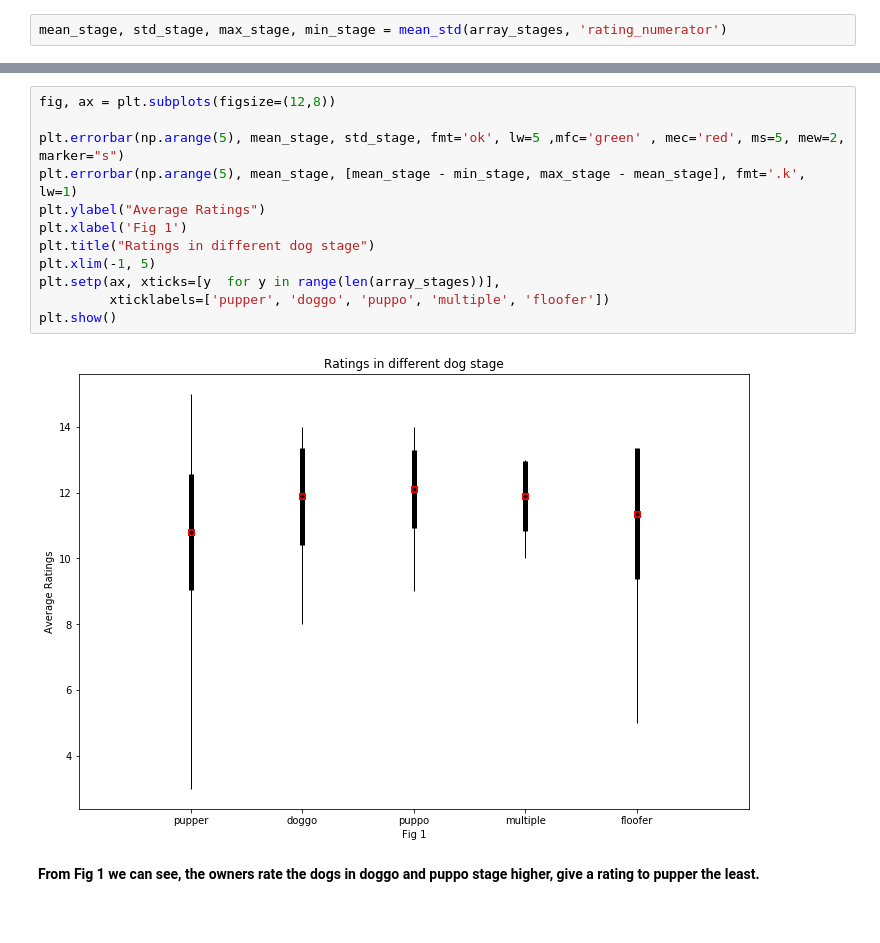
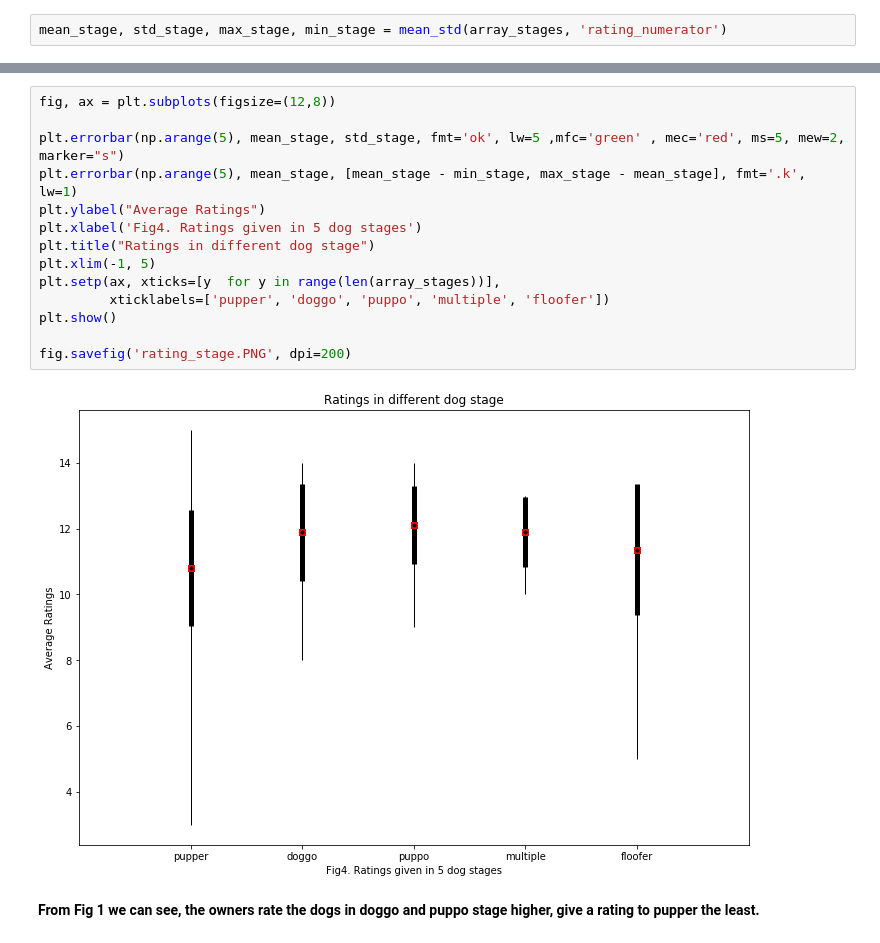
Before and after one commit to EllenZhangYarong/DataScience, a Jupyter notebook: DAND/CapstoneProjects/Project3_Twitter_WeRateDogs/wrangle_act.ipynb, the cells around one changed output, grey strips where cells are left out. Cells and saved outputs as stored; diff of their text form.

```diff
--- a/DAND/CapstoneProjects/Project3_Twitter_WeRateDogs/wrangle_act.ipynb
+++ b/DAND/CapstoneProjects/Project3_Twitter_WeRateDogs/wrangle_act.ipynb
@@ -1099,17 +1171,19 @@ array([ 10.80408163,  11.87951807,  12.10344828,  11.88888889,  11.35714286])
 # %%
 fig, ax = plt.subplots(figsize=(12,8))
 
 plt.errorbar(np.arange(5), mean_stage, std_stage, fmt='ok', lw=5 ,mfc='green' , mec='red', ms=5, mew=2, marker="s")
 plt.errorbar(np.arange(5), mean_stage, [mean_stage - min_stage, max_stage - mean_stage], fmt='.k',  lw=1)
 plt.ylabel("Average Ratings")
-plt.xlabel('Fig 1')
+plt.xlabel('Fig4. Ratings given in 5 dog stages')
 plt.title("Ratings in different dog stage")
 plt.xlim(-1, 5)
 plt.setp(ax, xticks=[y  for y in range(len(array_stages))],
          xticklabels=['pupper', 'doggo', 'puppo', 'multiple', 'floofer'])
 plt.show()
+
+fig.savefig('rating_stage.PNG', dpi=200)
 # %% [output]
-[figure, old version]
+[figure, new version]
 # %% [markdown]
 **From Fig 1 we can see, the owners rate the dogs in doggo and puppo stage higher, give a rating to pupper the least.**
 # %% [markdown]
```
Also changed, not shown: parts of 40 cells of this notebook, 16 other files.
